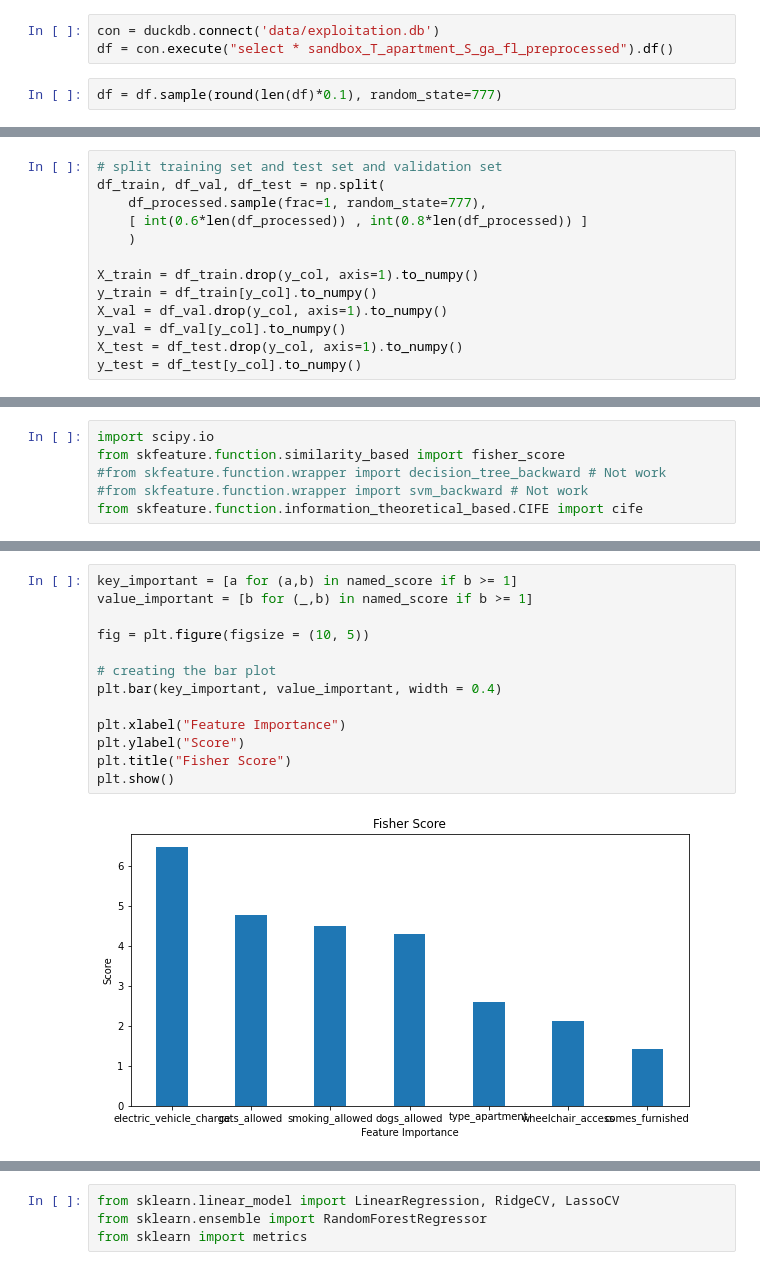
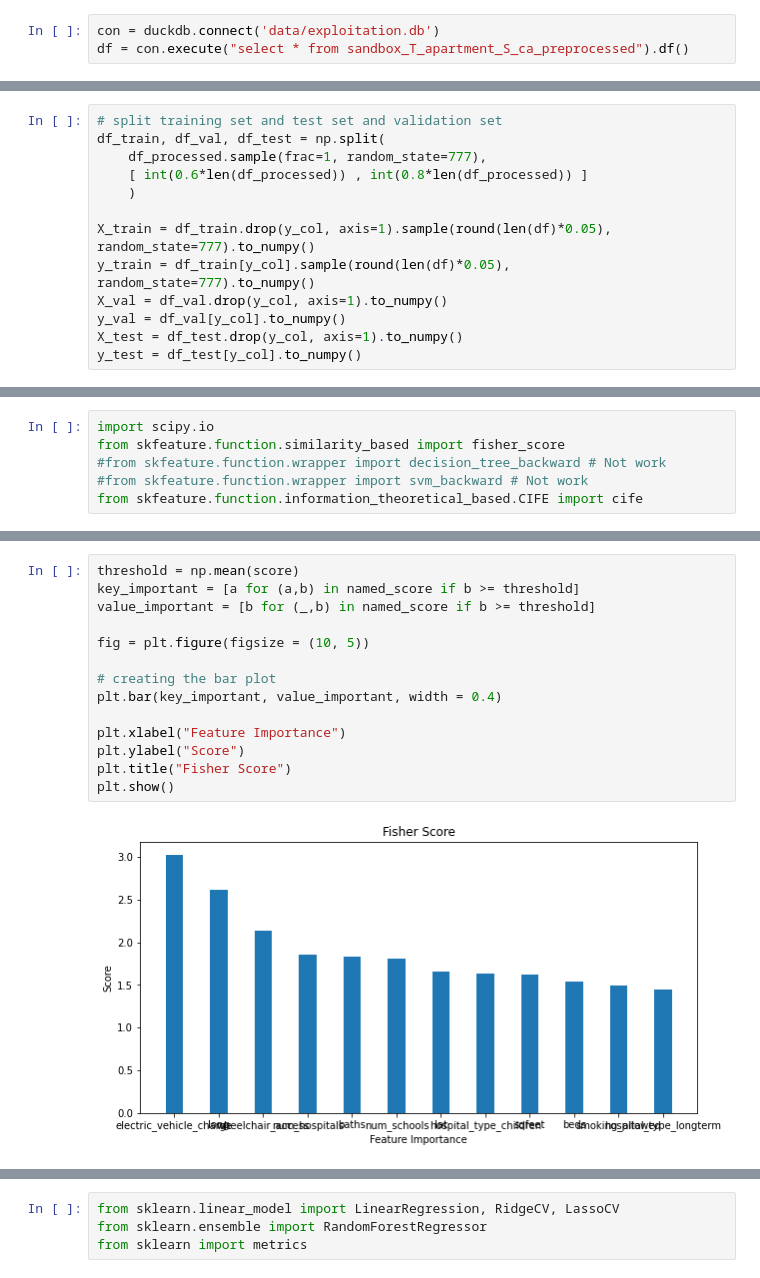
Before and after one commit to adriamd/ADSDB_project2, a Jupyter notebook: feature_selection.ipynb, the cells around one changed output, grey strips where cells are left out. Drawn from its saved outputs; the diff is of its cells as text.

Commit message:
feature selection toned

```diff
--- a/feature_selection.ipynb
+++ b/feature_selection.ipynb
@@ -15,9 +15,7 @@ import numpy as np
 import math
 # %%
 con = duckdb.connect('data/exploitation.db')
-df = con.execute("select * sandbox_T_apartment_S_ga_fl_preprocessed").df()
+df = con.execute("select * from sandbox_T_apartment_S_ca_preprocessed").df()
-# %%
-df = df.sample(round(len(df)*0.1), random_state=777)
 # %%
 from sklearn.preprocessing import OneHotEncoder, StandardScaler
 
@@ -122,8 +108,8 @@ df_train, df_val, df_test = np.split(
     [ int(0.6*len(df_processed)) , int(0.8*len(df_processed)) ]
     )
 
-X_train = df_train.drop(y_col, axis=1).to_numpy()
-y_train = df_train[y_col].to_numpy()
+X_train = df_train.drop(y_col, axis=1).sample(round(len(df)*0.05), random_state=777).to_numpy()
+y_train = df_train[y_col].sample(round(len(df)*0.05), random_state=777).to_numpy()
 X_val = df_val.drop(y_col, axis=1).to_numpy()
 y_val = df_val[y_col].to_numpy()
 X_test = df_test.drop(y_col, axis=1).to_numpy()
@@ -176,15 +166,16 @@ plt.show()
 # %%
-key_important = [a for (a,b) in named_score if b >= 1]
-value_important = [b for (_,b) in named_score if b >= 1]
+threshold = np.mean(score)
+key_important = [a for (a,b) in named_score if b >= threshold]
+value_important = [b for (_,b) in named_score if b >= threshold]
 
 fig = plt.figure(figsize = (10, 5))
 
 # creating the bar plot
 plt.bar(key_important, value_important, width = 0.4)
 
 plt.xlabel("Feature Importance")
 plt.ylabel("Score")
 plt.title("Fisher Score")
 plt.show()
 # %% [output]
-[figure, old version]
+[figure, new version]
```
Also changed, not shown: parts of 28 cells of this notebook, 1 other file.
